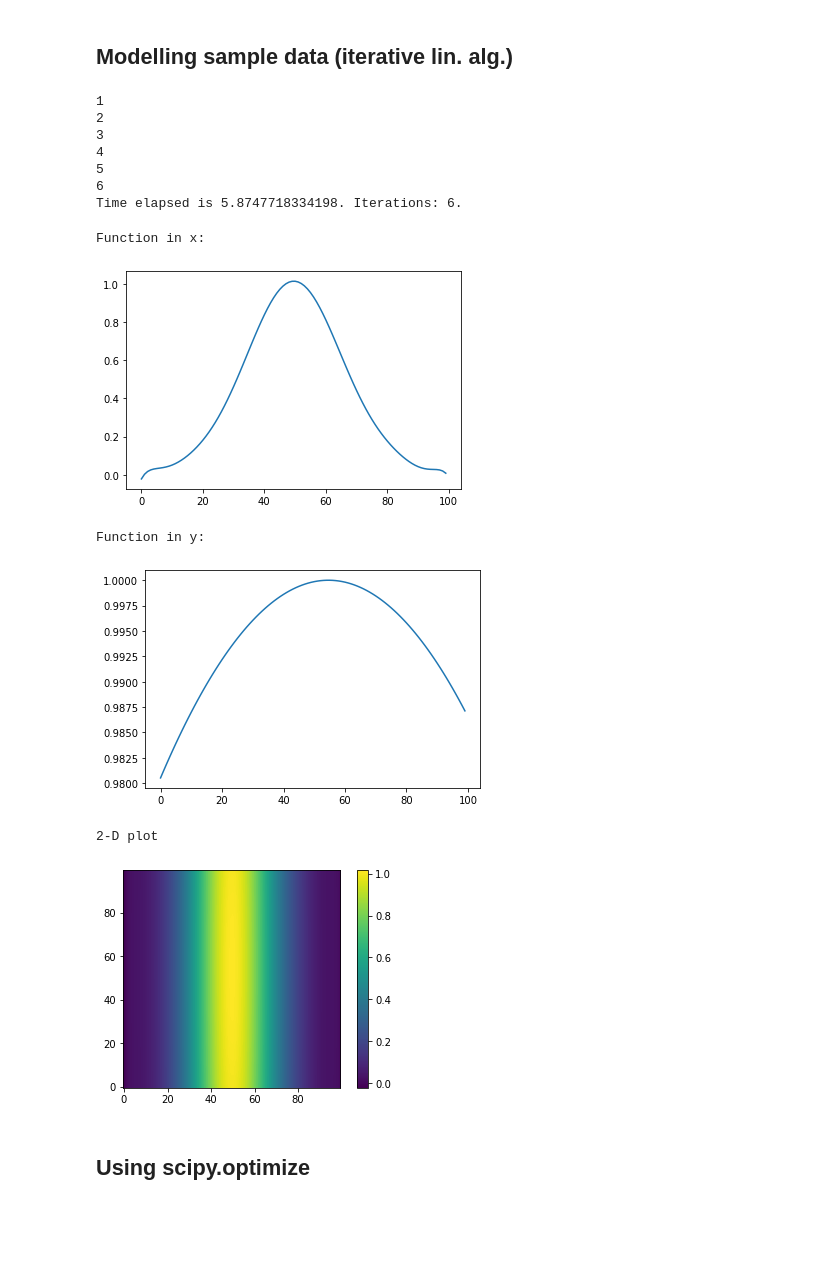
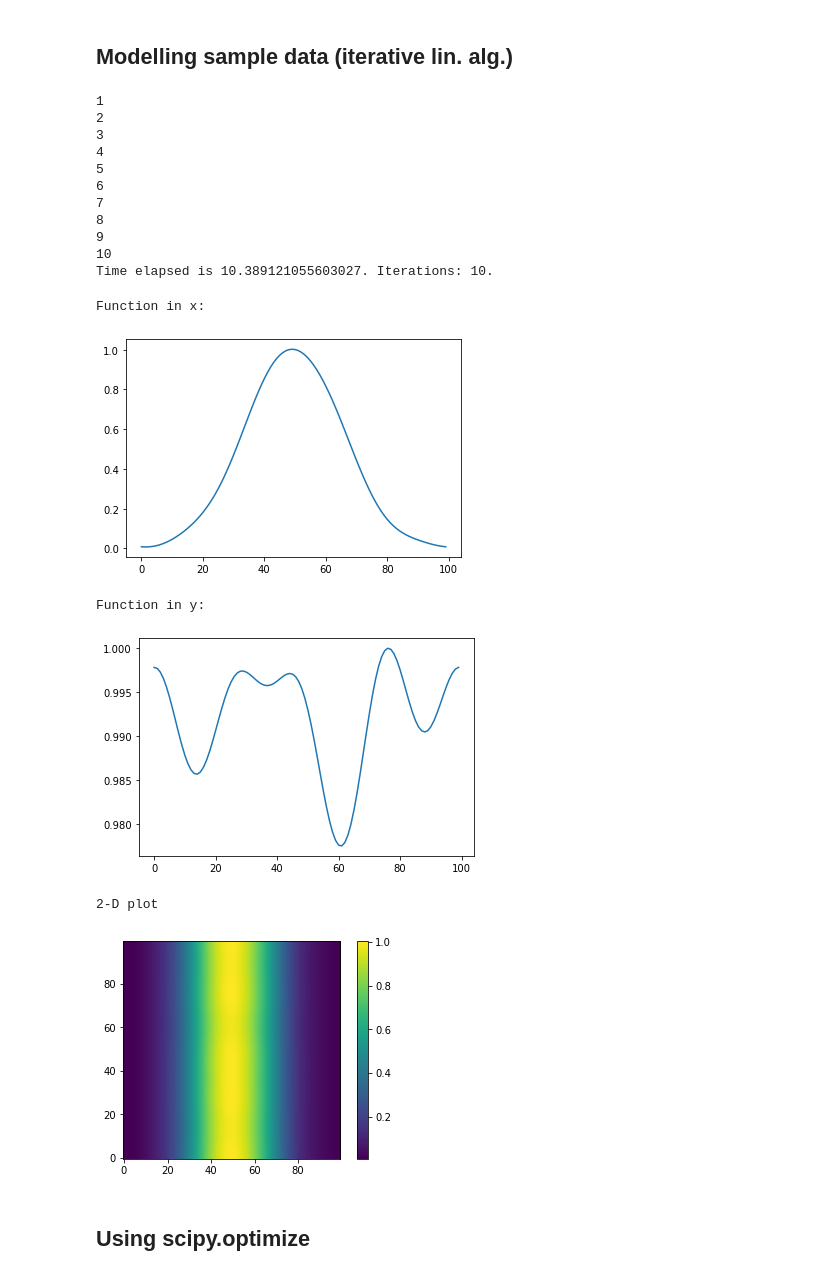
Before and after one commit to krlodeleon/spectro, a Jupyter notebook: testing_parametrized_outer_product.ipynb, the cells around one changed output. Drawn from its saved outputs; the diff is of its cells as text; code cells hidden in the pictures; blank space fills up the shorter version.

```diff
--- a/testing_parametrized_outer_product.ipynb
+++ b/testing_parametrized_outer_product.ipynb
@@ -96,7 +94,7 @@ def remove_zeros(array):
 
     return flattened.reshape(shape)
 
-def minimize3(data, P, Q, init_guess, n_it, len_y):
+def minimize(data, P, Q, init_guess, n_it, len_y):
     'P is the design function in x, and \
      Q is the design function in y.'
 
@@ -168,25 +191,32 @@ plt.show()
 # %% [markdown]
 ## Modelling sample data (iterative lin. alg.)
 # %%
-# Making design matrices
-
-## Vectorizing field sample points
+# Constructing grid points
 xxs, yys = np.meshgrid(xs,ys)
-
 xxs_flat = xxs.flatten()
 yys_flat = yys.flatten()
 
-x_len = 11
-y_len = 3
+# Uncomment for Fourier fit
+n_freq_x = 5
+n_freq_y = 5
+x_len = 2*n_freq_x - 1
+y_len = 2*n_freq_y - 1
+design_x = fourier_design(xxs_flat,n_freq_x)
+design_y = fourier_design(yys_flat,n_freq_y)
 
-design_x = np.array([xxs_flat**i for i in range(x_len)]).T
-design_y = np.array([yys_flat**i for i in range(y_len)]).T
-# parameters = designfit(ys,data_sim[:,50],design)
-# plt.plot(np.array([np.sum(sample*parameters) for sample in design]))
+initial_guess = np.zeros(y_len+x_len)
+initial_guess[0] = 1
+initial_guess[y_len] = 1
 
-initial_guess = np.ones(y_len+x_len)
-# initial_guess[-1] = 0.0001
-guess = minimize3(data_sim, design_x, design_y, initial_guess, 6, y_len)
+# Uncomment for polynomial fit
+# x_len = 11
+# y_len = 11
+# design_x = np.array([xxs_flat**i for i in range(x_len)]).T
+# design_y = np.array([yys_flat**i for i in range(y_len)]).T
+
+# initial_guess = np.ones(y_len+x_len)
+
+guess = minimize(data_sim, design_x, design_y, initial_guess, 10, y_len)
 # %% [output]
 1
 2
@@ -194,33 +224,42 @@ guess = minimize3(data_sim, design_x, design_y, initial_guess, 6, y_len)
 4
 5
 6
-Time elapsed is 5.8747718334198. Iterations: 6.
+7
+8
+9
+10
+Time elapsed is 10.389121055603027. Iterations: 10.
 # %%
-design_y_test = np.array([ys**i for i in range(y_len)]).T
-design_x_test = np.array([xs**i for i in range(x_len)]).T
+# Uncomment for Fourier fit
+design_y_test = fourier_design(ys, n_freq_y)
+design_x_test = fourier_design(xs, n_freq_x)
+
+# Uncomment for polynomial fit
+# design_y_test = np.array([ys**i for i in range(y_len)]).T
+# design_x_test = np.array([xs**i for i in range(x_len)]).T
 
 print('Function in x:')
 plt.plot(np.matmul(design_x_test,guess[1]))
 plt.show()
 
 print('Function in y:')
 plt.plot(np.matmul(design_y_test,guess[0]))
 plt.show()
 
 print('2-D plot')
 y_hat = np.matmul(design_y_test,guess[0])
 x_hat = np.matmul(design_x_test,guess[1])
 
 plt.imshow(np.outer(y_hat,x_hat), origin='lower')
 plt.colorbar()
 plt.show()
 # %% [output]
 Function in x:
-[figure, old version]
+[figure, new version]
 Function in y:
-[figure, old version]
+[figure, new version]
 2-D plot
-[figure, old version]
+[figure, new version]
 # %% [markdown]
 ## Using scipy.optimize
 # %%
```
Also changed, not shown: parts of 28 cells of this notebook.
